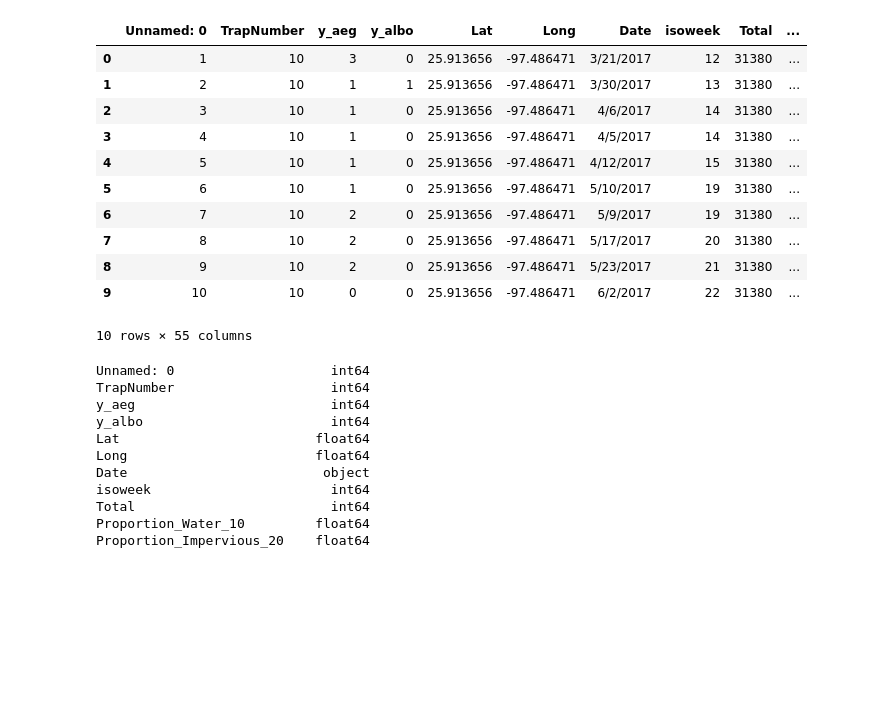
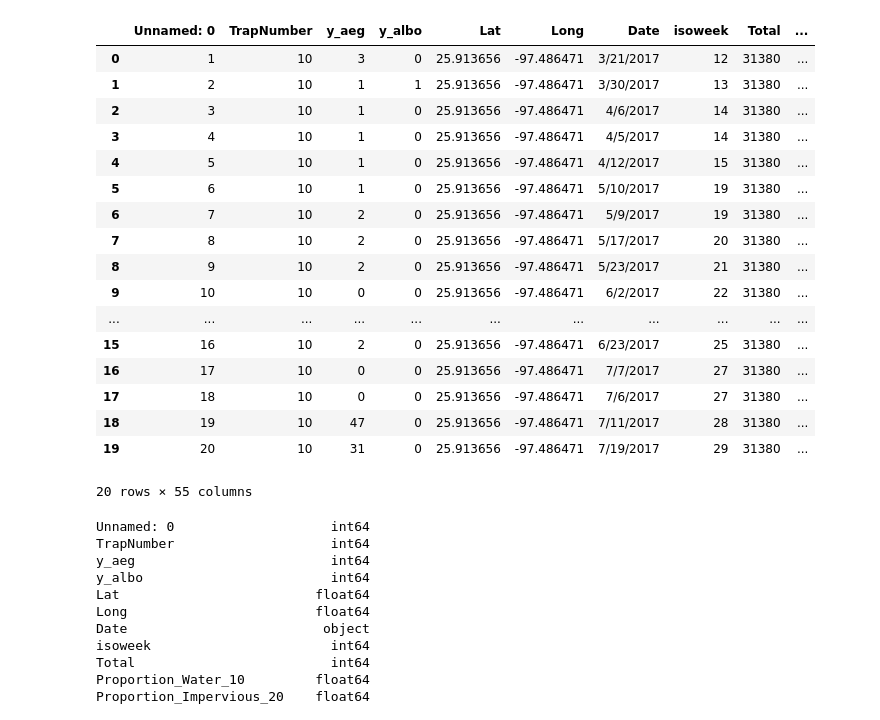
Before and after one commit to jscorrea16/Pandas, a Jupyter notebook: BIDSS_4_Joshua_Correa_CIDM_5310.ipynb, the cells around one changed output. Cells and saved outputs as stored; diff of their text form; code cells hidden in the pictures; blank space fills up the shorter version.

```diff
--- a/BIDSS_4_Joshua_Correa_CIDM_5310.ipynb
+++ b/BIDSS_4_Joshua_Correa_CIDM_5310.ipynb
@@ -12,20 +14,26 @@ import matplotlib.pyplot as plt
 # %%
 scihub_data = pd.read_csv('/content/drive/MyDrive/Dataset/BrownsvilleData_SciHub.csv')
 
-scihub_data.head(10)
+scihub_data.head(20)
 # %% [output]
 |  | Unnamed: 0 | TrapNumber | y_aeg | y_albo | Lat | Long | Date | isoweek | Total | ... |
 | 0 | 1 | 10 | 3 | 0 | 25.913656 | -97.486471 | 3/21/2017 | 12 | 31380 | ... |
 | 1 | 2 | 10 | 1 | 1 | 25.913656 | -97.486471 | 3/30/2017 | 13 | 31380 | ... |
 | 2 | 3 | 10 | 1 | 0 | 25.913656 | -97.486471 | 4/6/2017 | 14 | 31380 | ... |
 | 3 | 4 | 10 | 1 | 0 | 25.913656 | -97.486471 | 4/5/2017 | 14 | 31380 | ... |
 | 4 | 5 | 10 | 1 | 0 | 25.913656 | -97.486471 | 4/12/2017 | 15 | 31380 | ... |
 | 5 | 6 | 10 | 1 | 0 | 25.913656 | -97.486471 | 5/10/2017 | 19 | 31380 | ... |
 | 6 | 7 | 10 | 2 | 0 | 25.913656 | -97.486471 | 5/9/2017 | 19 | 31380 | ... |
 | 7 | 8 | 10 | 2 | 0 | 25.913656 | -97.486471 | 5/17/2017 | 20 | 31380 | ... |
 | 8 | 9 | 10 | 2 | 0 | 25.913656 | -97.486471 | 5/23/2017 | 21 | 31380 | ... |
 | 9 | 10 | 10 | 0 | 0 | 25.913656 | -97.486471 | 6/2/2017 | 22 | 31380 | ... |
+| ... | ... | ... | ... | ... | ... | ... | ... | ... | ... | ... |
+| 15 | 16 | 10 | 2 | 0 | 25.913656 | -97.486471 | 6/23/2017 | 25 | 31380 | ... |
+| 16 | 17 | 10 | 0 | 0 | 25.913656 | -97.486471 | 7/7/2017 | 27 | 31380 | ... |
+| 17 | 18 | 10 | 0 | 0 | 25.913656 | -97.486471 | 7/6/2017 | 27 | 31380 | ... |
+| 18 | 19 | 10 | 47 | 0 | 25.913656 | -97.486471 | 7/11/2017 | 28 | 31380 | ... |
+| 19 | 20 | 10 | 31 | 0 | 25.913656 | -97.486471 | 7/19/2017 | 29 | 31380 | ... |
-10 rows × 55 columns
+20 rows × 55 columns
 # %%
 # Inspect .dtypes and convert the dates
 # to pandas datetime if needed:
```
Also changed, not shown: parts of 3 cells of this notebook.
